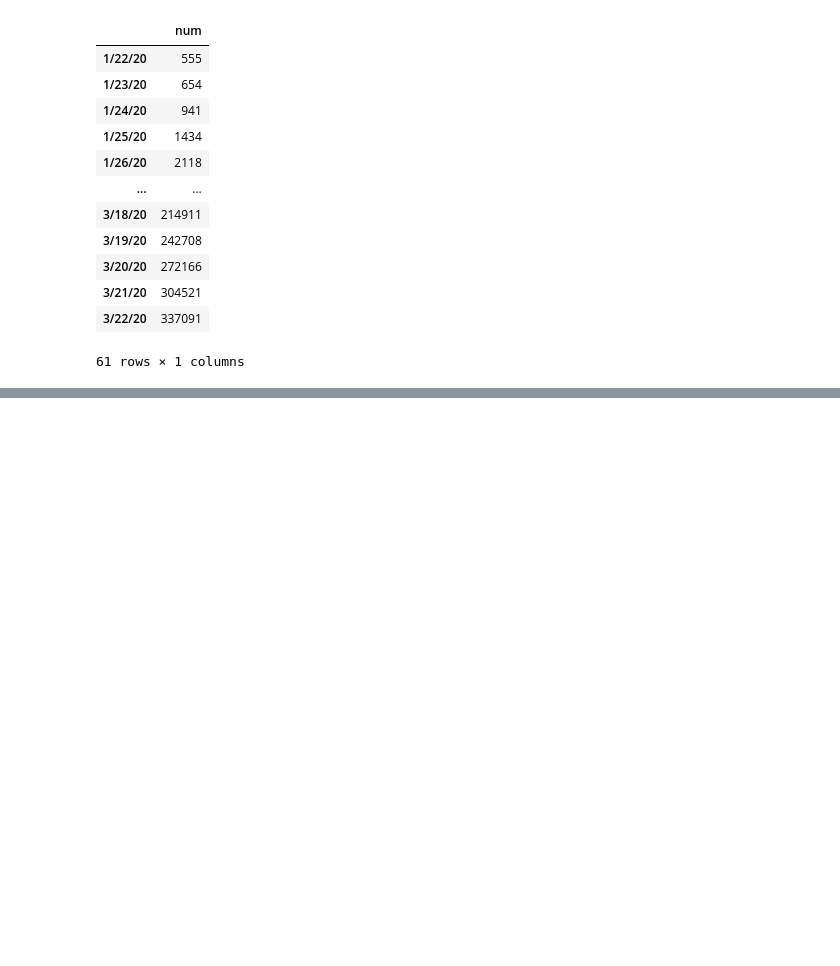
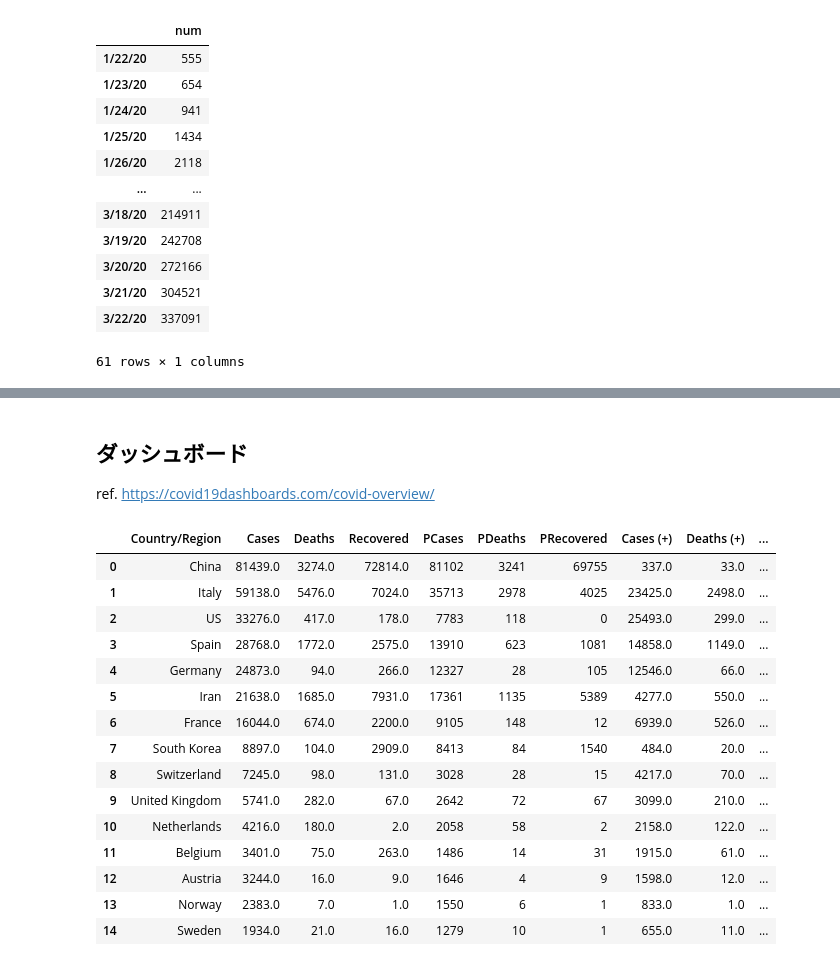
Before and after one commit to geeknees/fastpages_old, a Jupyter notebook: _notebooks/2020-03-24-COVID-19_WORLD.ipynb, the cells around one changed output, grey strips where cells are left out. Saved outputs shown, nothing was run; the diff lists cells and outputs as text; code cells hidden in the pictures; blank space fills up the shorter version.

```diff
--- a/_notebooks/2020-03-24-COVID-19_WORLD.ipynb
+++ b/_notebooks/2020-03-24-COVID-19_WORLD.ipynb
@@ -47,3 +47,7 @@ alt.Chart(df.reset_index()).mark_line().encode(
 )
 # %% [output]
 [interactive output not drawn]
+# %% [markdown]
+## ダッシュボード
+
+ref. https://covid19dashboards.com/covid-overview/
@@ -49,0 +104,47 @@ alt.Chart(df.reset_index()).mark_line().encode(
+# %%
+COL_REGION = 'Country/Region'
+# Confirmed, Recovered, Deaths
+df = get_frame('Confirmed')
+# dft_: timeseries, dfc_: today country agg
+dft_cases = df
+dft_deaths = get_frame('Deaths')
+dft_recovered = get_frame('Recovered')
+LAST_DATE_I, dt_cols = get_dates(df)
+
+dt_today = dt_cols[LAST_DATE_I]
+dt_5ago = dt_cols[LAST_DATE_I-5]
+
+dfc_cases = dft_cases.groupby(COL_REGION)[dt_today].sum()
+dfc_deaths = dft_deaths.groupby(COL_REGION)[dt_today].sum()
+dfc_recovered = dft_recovered.groupby(COL_REGION)[dt_today].sum()
+dfp_cases = dft_cases.groupby(COL_REGION)[dt_5ago].sum()
+dfp_deaths = dft_deaths.groupby(COL_REGION)[dt_5ago].sum()
+dfp_recovered = dft_recovered.groupby(COL_REGION)[dt_5ago].sum()
+# %%
+df_table = (pd.DataFrame(dict(
+    Cases=dfc_cases, Deaths=dfc_deaths, Recovered=dfc_recovered,
+    PCases=dfp_cases, PDeaths=dfp_deaths, PRecovered=dfp_recovered))
+             .sort_values(by=['Cases', 'Deaths'], ascending=[False, False])
+             .reset_index())
+for c in 'Cases, Deaths, Recovered'.split(', '):
+    df_table[f'{c} (+)'] = (df_table[c] - df_table[f'P{c}']).clip(0)  # DATA BUG
+df_table['Fatality Rate'] = (100 * df_table['Deaths'] / df_table['Cases']).round(1)
+df_table['Continent'] = df_table['Country/Region'].map(mapping['map.continent'])
+df_table.head(15)
+# %% [output]
+|  | Country/Region | Cases | Deaths | Recovered | PCases | PDeaths | PRecovered | Cases (+) | Deaths (+) | ... |
+| 0 | China | 81439.0 | 3274.0 | 72814.0 | 81102 | 3241 | 69755 | 337.0 | 33.0 | ... |
+| 1 | Italy | 59138.0 | 5476.0 | 7024.0 | 35713 | 2978 | 4025 | 23425.0 | 2498.0 | ... |
+| 2 | US | 33276.0 | 417.0 | 178.0 | 7783 | 118 | 0 | 25493.0 | 299.0 | ... |
+| 3 | Spain | 28768.0 | 1772.0 | 2575.0 | 13910 | 623 | 1081 | 14858.0 | 1149.0 | ... |
+| 4 | Germany | 24873.0 | 94.0 | 266.0 | 12327 | 28 | 105 | 12546.0 | 66.0 | ... |
+| 5 | Iran | 21638.0 | 1685.0 | 7931.0 | 17361 | 1135 | 5389 | 4277.0 | 550.0 | ... |
+| 6 | France | 16044.0 | 674.0 | 2200.0 | 9105 | 148 | 12 | 6939.0 | 526.0 | ... |
+| 7 | South Korea | 8897.0 | 104.0 | 2909.0 | 8413 | 84 | 1540 | 484.0 | 20.0 | ... |
+| 8 | Switzerland | 7245.0 | 98.0 | 131.0 | 3028 | 28 | 15 | 4217.0 | 70.0 | ... |
+| 9 | United Kingdom | 5741.0 | 282.0 | 67.0 | 2642 | 72 | 67 | 3099.0 | 210.0 | ... |
+| 10 | Netherlands | 4216.0 | 180.0 | 2.0 | 2058 | 58 | 2 | 2158.0 | 122.0 | ... |
+| 11 | Belgium | 3401.0 | 75.0 | 263.0 | 1486 | 14 | 31 | 1915.0 | 61.0 | ... |
+| 12 | Austria | 3244.0 | 16.0 | 9.0 | 1646 | 4 | 9 | 1598.0 | 12.0 | ... |
+| 13 | Norway | 2383.0 | 7.0 | 1.0 | 1550 | 6 | 1 | 833.0 | 1.0 | ... |
+| 14 | Sweden | 1934.0 | 21.0 | 16.0 | 1279 | 10 | 1 | 655.0 | 11.0 | ... |
```
Also changed, not shown: parts of 19 cells of this notebook.
